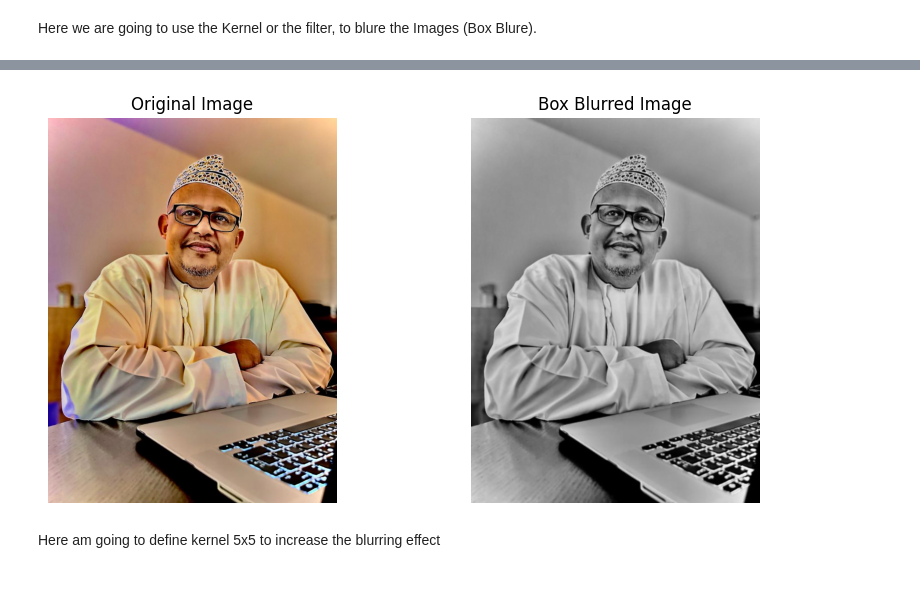
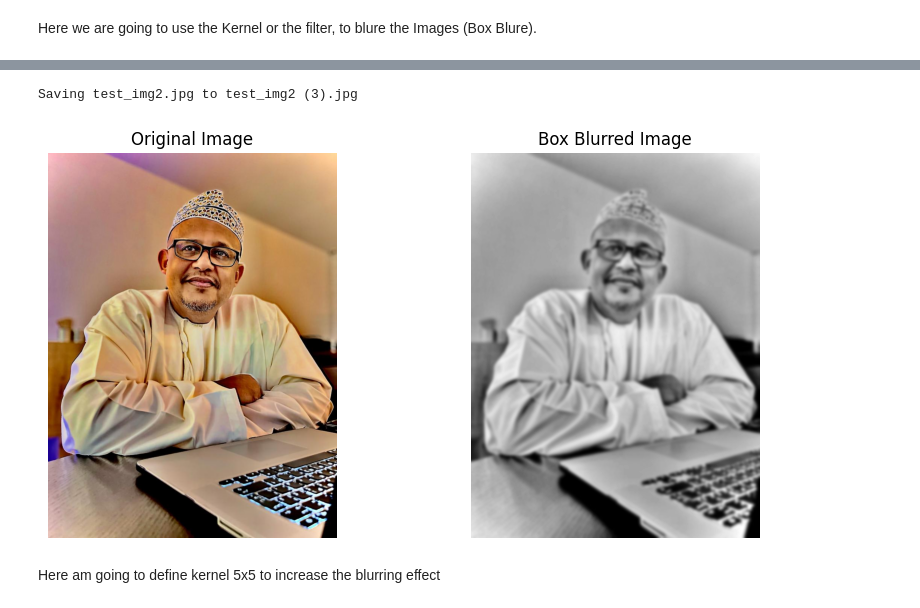
Before and after one commit to Tabook22/ComputerVision, a Jupyter notebook: image_filtering_image_to_pixels2.ipynb, the cells around one changed output, grey strips where cells are left out. Saved outputs shown, nothing was run; the diff lists cells and outputs as text; code cells hidden in the pictures.

```diff
--- a/image_filtering_image_to_pixels2.ipynb
+++ b/image_filtering_image_to_pixels2.ipynb
@@ -122,4 +154,6 @@ To increase the blurring, you can increase the size of the rectangle. This will
 # %%
+# Upload files
+uploaded = files.upload()
 # Ensure only one image is uploaded
 if len(uploaded) == 1:
     filename = next(iter(uploaded))
@@ -138,6 +172,10 @@ if len(uploaded) == 1:
     # Apply the kernel (box blur) to the image, the cv2.filter2D() function to apply a box blur to the grayscale version of the input image
     # The -1 means the image is a gray scale
     blurred_image = cv2.filter2D(gray_image, -1, kernel)
+
+    #Here i can increase the amount of blurring by applying the blurring more that one time
+    for i in range(20):
+      blurred_image = cv2.filter2D(blurred_image, -1, kernel)
 
     # Convert the original BGR image to RGB for displaying
     original_image_rgb = cv2.cvtColor(original_image, cv2.COLOR_BGR2RGB)
@@ -164,4 +203,5 @@ else:
+Saving test_img2.jpg to test_img2 (3).jpg
-[figure, old version]
+[figure, new version]
 # %% [markdown]
 Here am going to define kernel 5x5 to increase the blurring effect
 # %%
```
Also changed, not shown: parts of 2 cells of this notebook.
